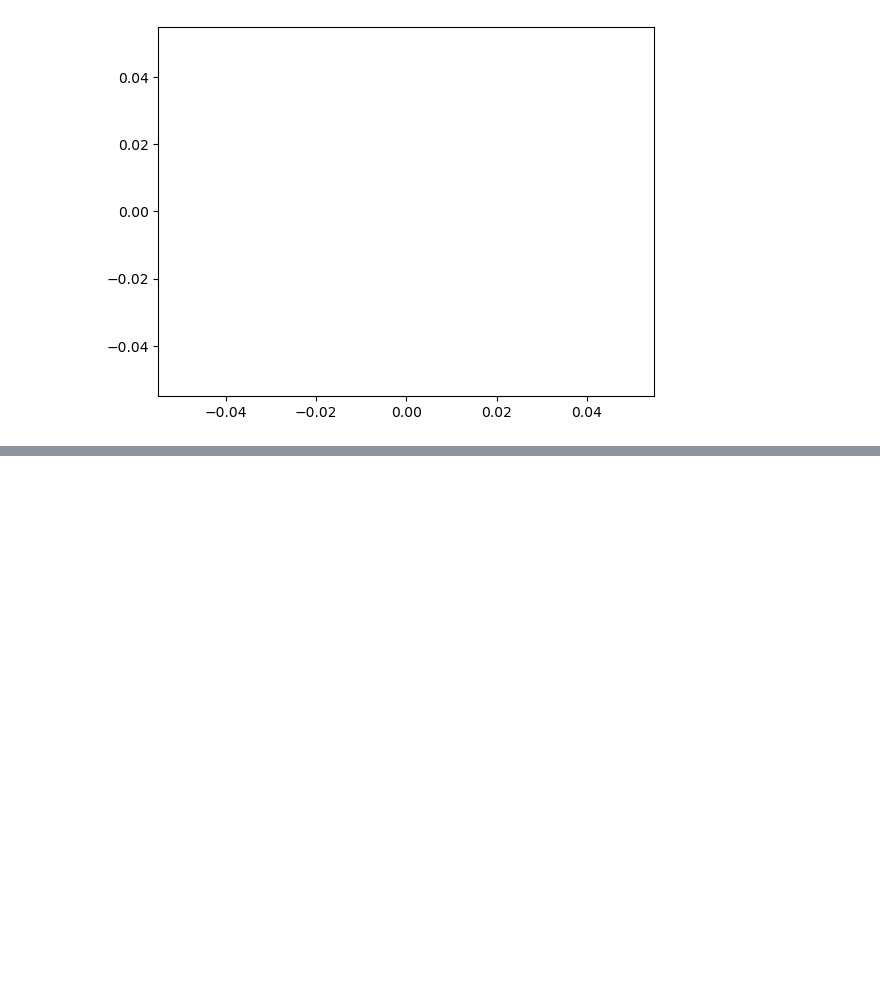
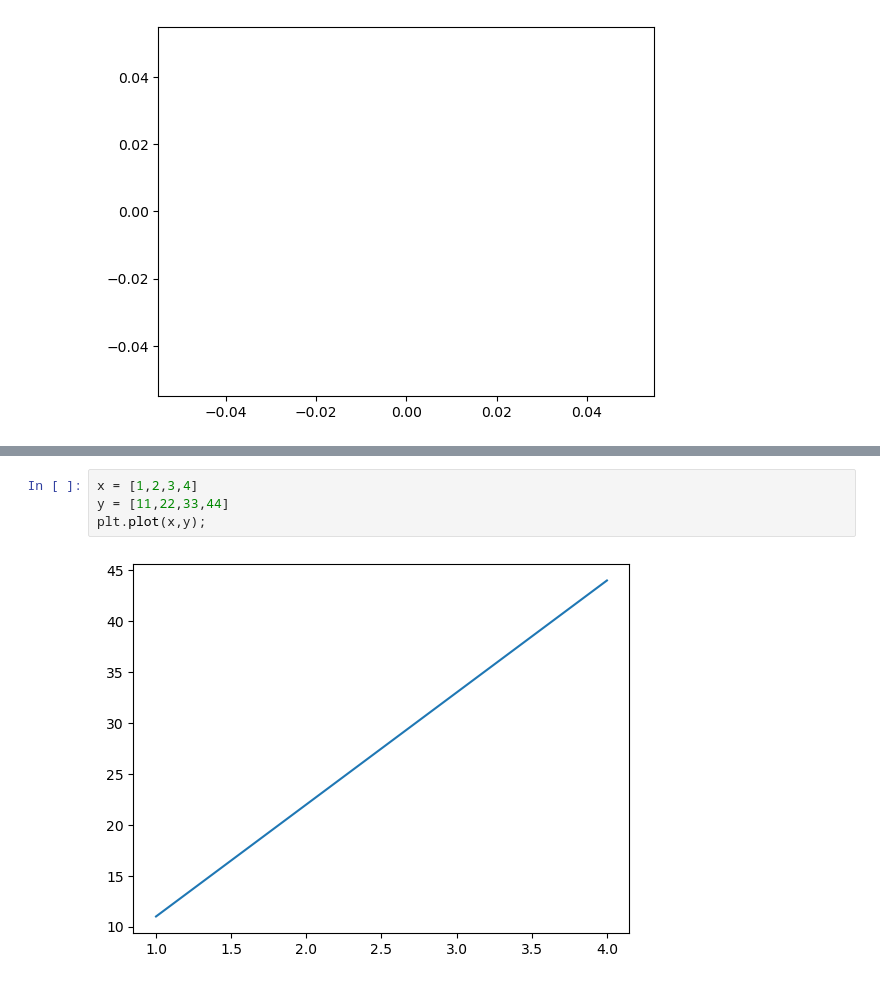
Before and after one commit to olivergarciarg/022_ML_trainning, a Jupyter notebook: sample_project_01/intro matplotlib.ipynb, the cells around one changed output, grey strips where cells are left out. Drawn from its saved outputs; the diff is of its cells as text; blank space fills up the shorter version.

```diff
--- a/sample_project_01/intro matplotlib.ipynb
+++ b/sample_project_01/intro matplotlib.ipynb
@@ -17,0 +24,6 @@ plt.show()
+# %%
+x = [1,2,3,4]
+y = [11,22,33,44]
+plt.plot(x,y);
+# %% [output]
+[figure, added]
```
Also changed, not shown: parts of 2 cells of this notebook.
